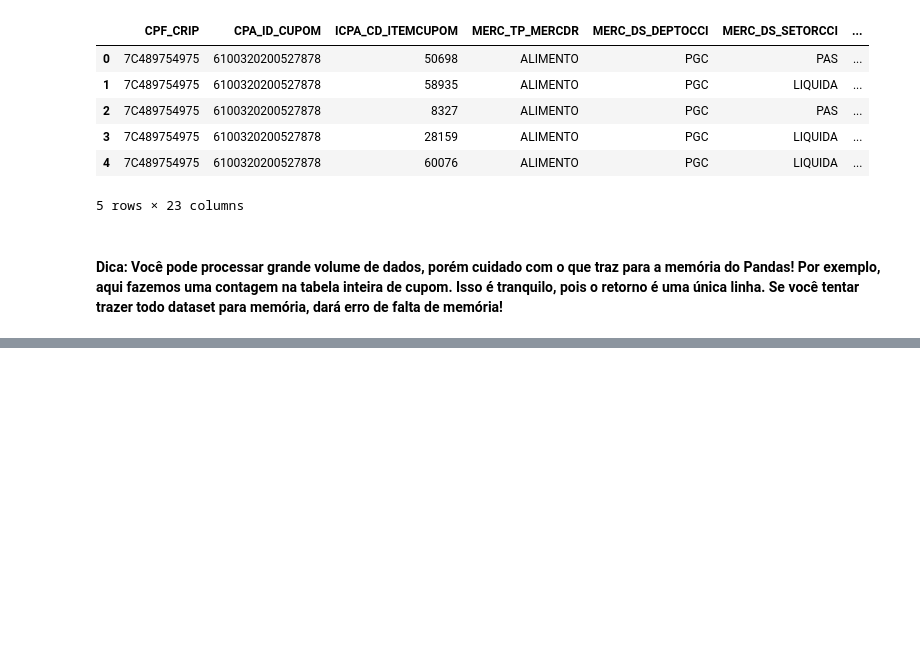
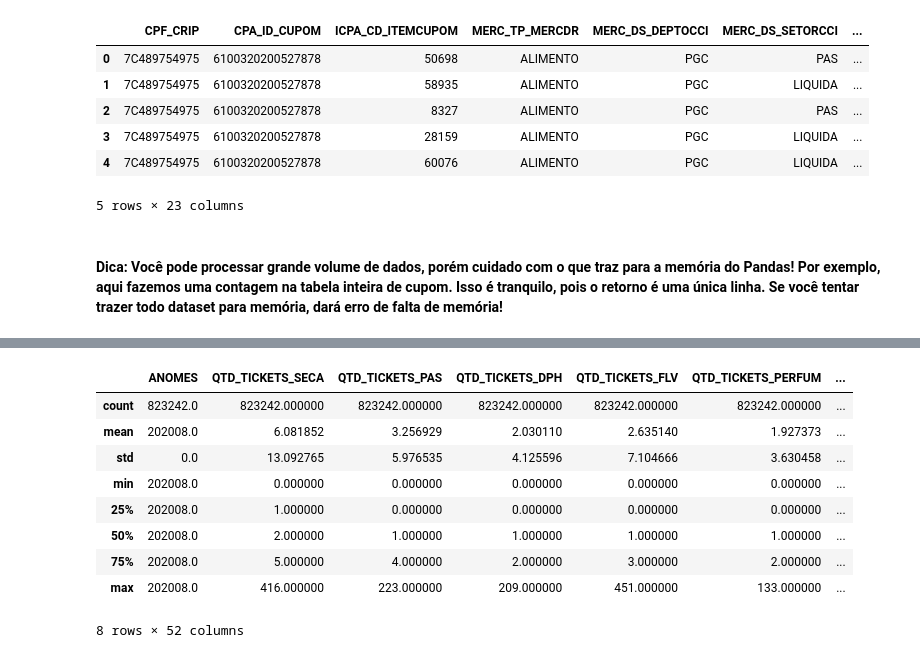
Before and after one commit to mocotinha/hacka_carref, a Jupyter notebook: 01_Primeros_passos.ipynb, the cells around one changed output, grey strips where cells are left out. Cells and saved outputs as stored; diff of their text form; code cells hidden in the pictures; blank space fills up the shorter version.

```diff
--- a/01_Primeros_passos.ipynb
+++ b/01_Primeros_passos.ipynb
@@ -269,0 +530,13 @@ TESTE.head()
+# %%
+valid.describe()
+# %% [output]
+|  | ANOMES | QTD_TICKETS_SECA | QTD_TICKETS_PAS | QTD_TICKETS_DPH | QTD_TICKETS_FLV | QTD_TICKETS_PERFUM | ... |
+| count | 823242.0 | 823242.000000 | 823242.000000 | 823242.000000 | 823242.000000 | 823242.000000 | ... |
+| mean | 202008.0 | 6.081852 | 3.256929 | 2.030110 | 2.635140 | 1.927373 | ... |
+| std | 0.0 | 13.092765 | 5.976535 | 4.125596 | 7.104666 | 3.630458 | ... |
+| min | 202008.0 | 0.000000 | 0.000000 | 0.000000 | 0.000000 | 0.000000 | ... |
+| 25% | 202008.0 | 1.000000 | 0.000000 | 0.000000 | 0.000000 | 0.000000 | ... |
+| 50% | 202008.0 | 2.000000 | 1.000000 | 1.000000 | 1.000000 | 1.000000 | ... |
+| 75% | 202008.0 | 5.000000 | 4.000000 | 2.000000 | 3.000000 | 2.000000 | ... |
+| max | 202008.0 | 416.000000 | 223.000000 | 209.000000 | 451.000000 | 133.000000 | ... |
+8 rows × 52 columns
```
Also changed, not shown: parts of 71 cells of this notebook.
